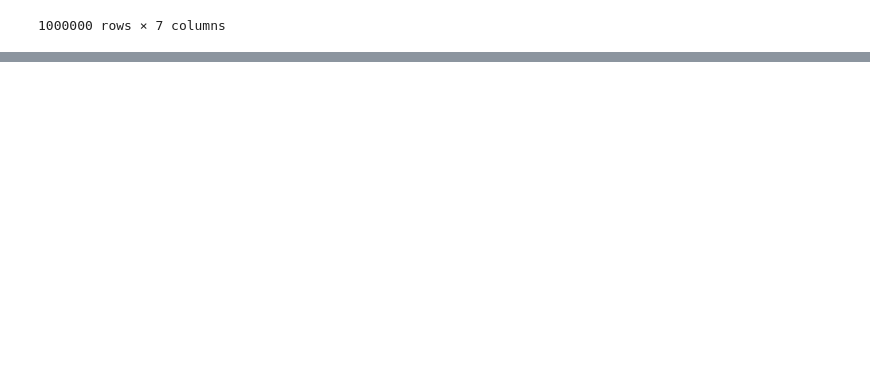
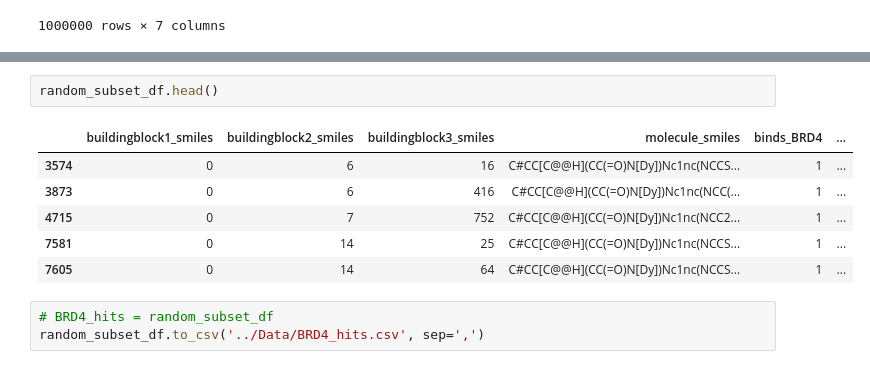
Before and after one commit to Chi-Chun-Chan/ChiSang-Kaggle-leash-Belka, a Jupyter notebook: Code/Data_pre_processing.ipynb, the cells around one changed output, grey strips where cells are left out. Cells and saved outputs as stored; diff of their text form; blank space fills up the shorter version.

```diff
--- a/Code/Data_pre_processing.ipynb
+++ b/Code/Data_pre_processing.ipynb
@@ -105,0 +254,12 @@ random_subset_df
+# %%
+random_subset_df.head()
+# %% [output]
+|  | buildingblock1_smiles | buildingblock2_smiles | buildingblock3_smiles | molecule_smiles | binds_BRD4 | ... |
+| 3574 | 0 | 6 | 16 | C#CC[C@@H](CC(=O)N[Dy])Nc1nc(NCCS... | 1 | ... |
+| 3873 | 0 | 6 | 416 | C#CC[C@@H](CC(=O)N[Dy])Nc1nc(NCC(... | 1 | ... |
+| 4715 | 0 | 7 | 752 | C#CC[C@@H](CC(=O)N[Dy])Nc1nc(NCC2... | 1 | ... |
+| 7581 | 0 | 14 | 25 | C#CC[C@@H](CC(=O)N[Dy])Nc1nc(NCCS... | 1 | ... |
+| 7605 | 0 | 14 | 64 | C#CC[C@@H](CC(=O)N[Dy])Nc1nc(NCCS... | 1 | ... |
+# %%
+# BRD4_hits = random_subset_df
+random_subset_df.to_csv('../Data/BRD4_hits.csv', sep=',')
```
Also changed, not shown: parts of 11 cells of this notebook, 3 other files.
